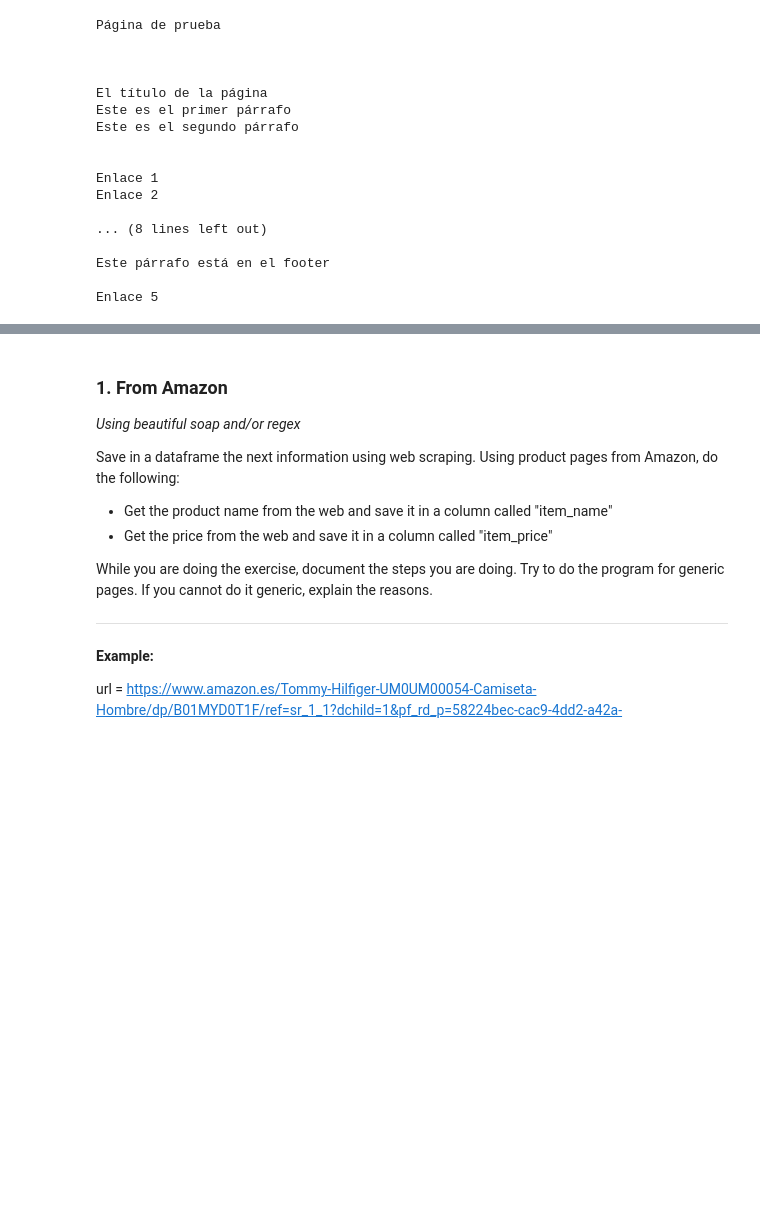
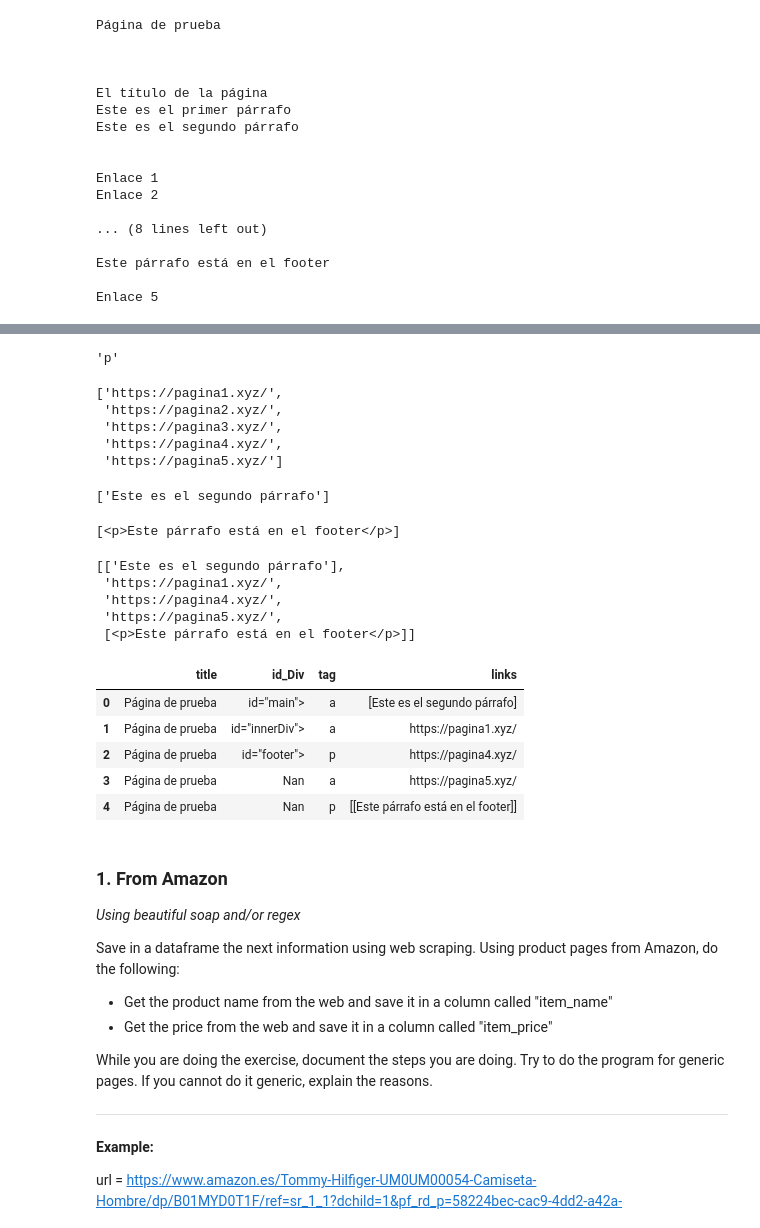
Before and after one commit to rochilandia/data_science_jun_2020, a Jupyter notebook: week6/day3/exercises/RM-web_scraping_delivery.ipynb, the cells around one changed output, grey strips where cells are left out. Cells and saved outputs as stored; diff of their text form; code cells hidden in the pictures; blank space fills up the shorter version.

```diff
--- a/week6/day3/exercises/RM-web_scraping_delivery.ipynb
+++ b/week6/day3/exercises/RM-web_scraping_delivery.ipynb
@@ -186,3 +335,52 @@ for x in p:
+# %%
+soup = BeautifulSoup('<p>Este párrafo está en el footer</p>')
+tag4 = soup.p
+tags4 = tag4.name
+tags4
+# %% [output]
+'p'
+# %%
+list3
+# %% [output]
+['https://pagina1.xyz/',
+ 'https://pagina2.xyz/',
+ 'https://pagina3.xyz/',
+ 'https://pagina4.xyz/',
+ 'https://pagina5.xyz/']
+# %%
+value2 = ['Este es el segundo párrafo']
+value2
+# %% [output]
+['Este es el segundo párrafo']
+# %%
+foot = titulo[2:3]
+foot
+# %% [output]
+[<p>Este párrafo está en el footer</p>]
+# %%
+listdef = [value2, list3[0], list3[3], list3[4], foot]
+listdef
+# %% [output]
+[['Este es el segundo párrafo'],
+ 'https://pagina1.xyz/',
+ 'https://pagina4.xyz/',
+ 'https://pagina5.xyz/',
+ [<p>Este párrafo está en el footer</p>]]
+# %%
+info = {'title': [title, title, title, title, title],
+        'id_Div': lista,
+        'tag': [tags1, tags2, tags3, tags5, tags4],
+        'links': listdef}
+
+df = pd.DataFrame(info)
+df
+# %% [output]
+|  | title | id_Div | tag | links |
+| 0 | Página de prueba | id="main"> | a | [Este es el segundo párrafo] |
+| 1 | Página de prueba | id="innerDiv"> | a | https://pagina1.xyz/ |
+| 2 | Página de prueba | id="footer"> | p | https://pagina4.xyz/ |
+| 3 | Página de prueba | Nan | a | https://pagina5.xyz/ |
+| 4 | Página de prueba | Nan | p | [[Este párrafo está en el footer]] |
 # %% [markdown]
 ### 1. From Amazon
 
```
Also changed, not shown: parts of 50 cells of this notebook.
